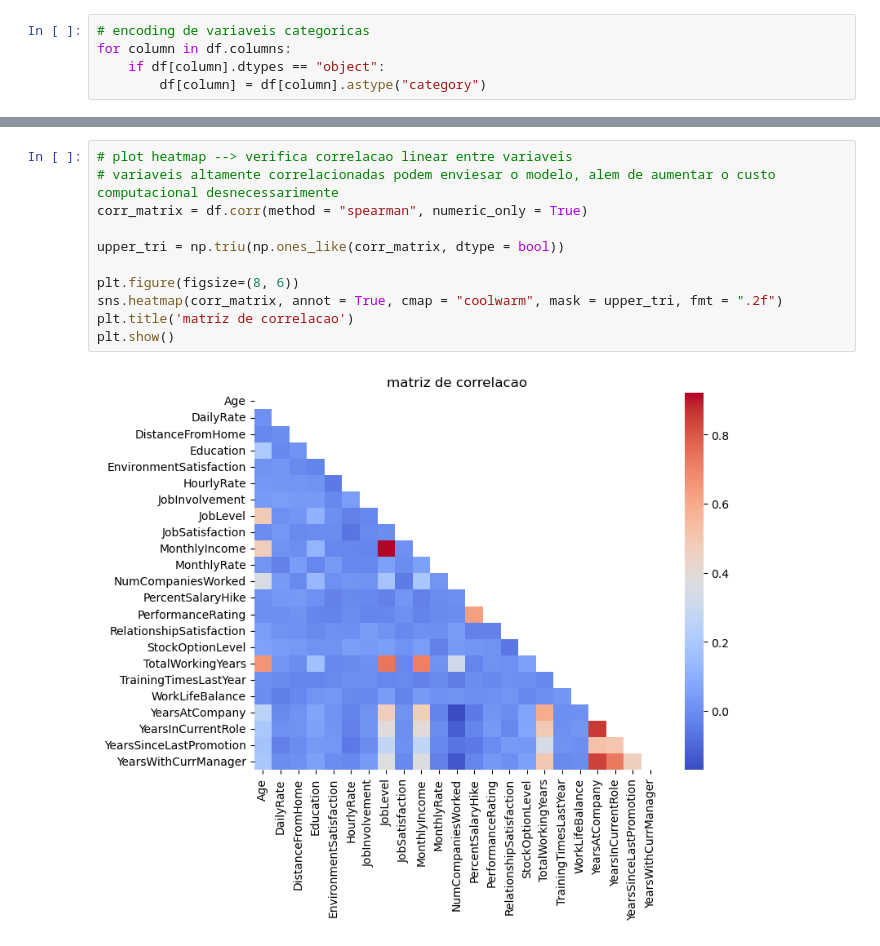
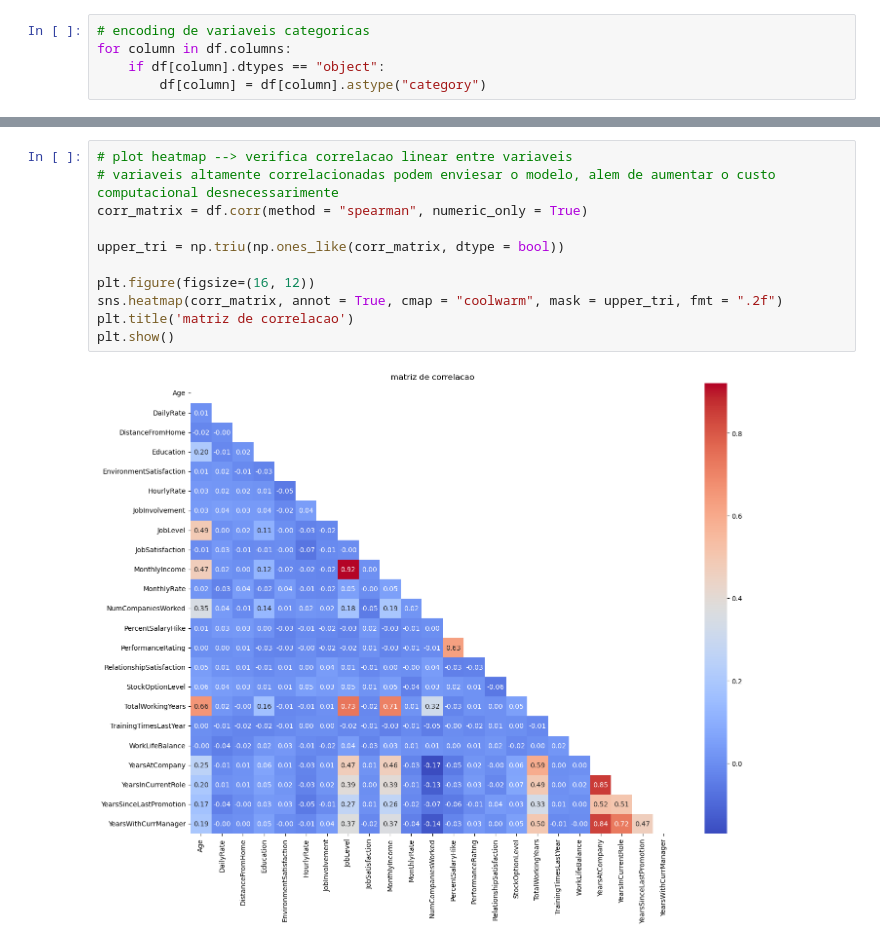
Before and after one commit to francoprofile/mack-ds-exp, a Jupyter notebook: script.ipynb, the cells around one changed output, grey strips where cells are left out. Saved outputs shown, nothing was run; the diff lists cells and outputs as text.

Commit message:
anot no heatmap e figsize

```diff
--- a/script.ipynb
+++ b/script.ipynb
@@ -110,13 +110,13 @@ dtype: object
 # %%
 # plot heatmap --> verifica correlacao linear entre variaveis
 # variaveis altamente correlacionadas podem enviesar o modelo, alem de aumentar o custo computacional desnecessarimente
 corr_matrix = df.corr(method = "spearman", numeric_only = True)
 
 upper_tri = np.triu(np.ones_like(corr_matrix, dtype = bool))
 
-plt.figure(figsize=(8, 6))
+plt.figure(figsize=(16, 12))
 sns.heatmap(corr_matrix, annot = True, cmap = "coolwarm", mask = upper_tri, fmt = ".2f")
 plt.title('matriz de correlacao')
 plt.show()
 # %% [output]
-[figure, old version]
+[figure, new version]
```
